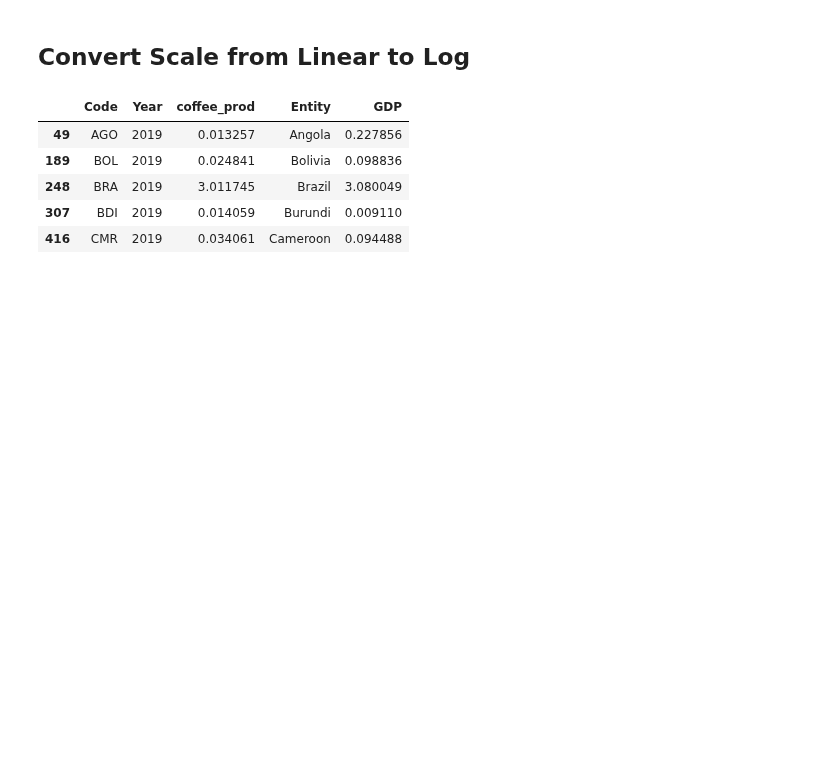
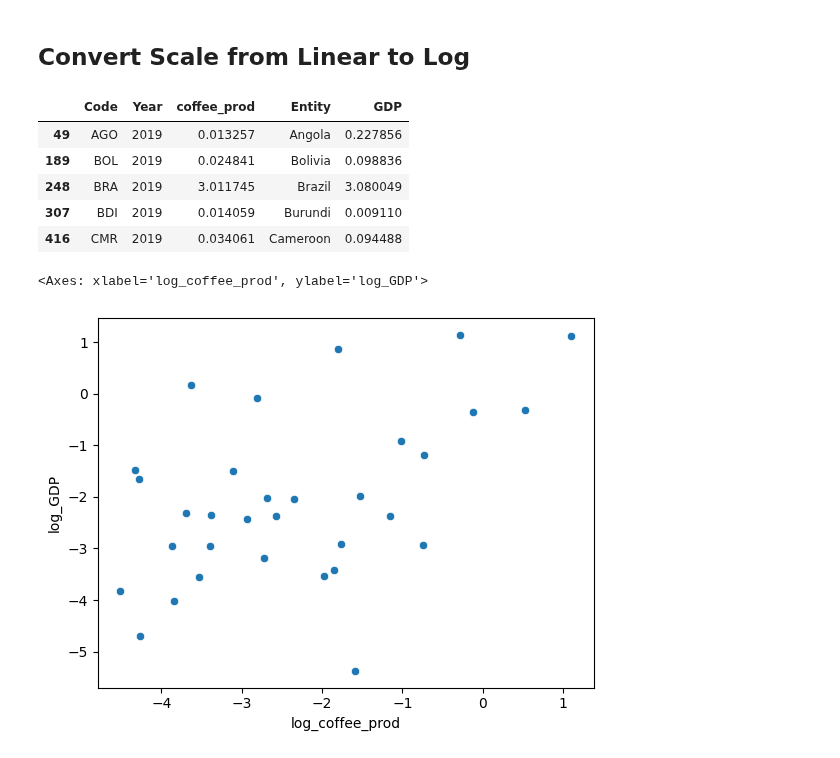
Before and after one commit to tayweid/tayweid.github.io, a Jupyter notebook: econ-0150/parts/part-2-2/Exercise_2_2.ipynb, the cells around one changed output. Cells and saved outputs as stored; diff of their text form; code cells hidden in the pictures; blank space fills up the shorter version.

```diff
--- a/econ-0150/parts/part-2-2/Exercise_2_2.ipynb
+++ b/econ-0150/parts/part-2-2/Exercise_2_2.ipynb
@@ -54,3 +67,12 @@ gdp.head()
 | 248 | BRA | 2019 | 3.011745 | Brazil | 3.080049 |
 | 307 | BDI | 2019 | 0.014059 | Burundi | 0.009110 |
 | 416 | CMR | 2019 | 0.034061 | Cameroon | 0.094488 |
+# %%
+gdp['log_coffee_prod'] = np.log(gdp['coffee_prod'])
+# %%
+gdp['log_GDP'] = np.log(gdp['GDP'])
+# %%
+sns.scatterplot(gdp, x='log_coffee_prod', y='log_GDP')
+# %% [output]
+<Axes: xlabel='log_coffee_prod', ylabel='log_GDP'>
+[figure, added]
```
Also changed, not shown: parts of 7 cells of this notebook, 13 other files.
